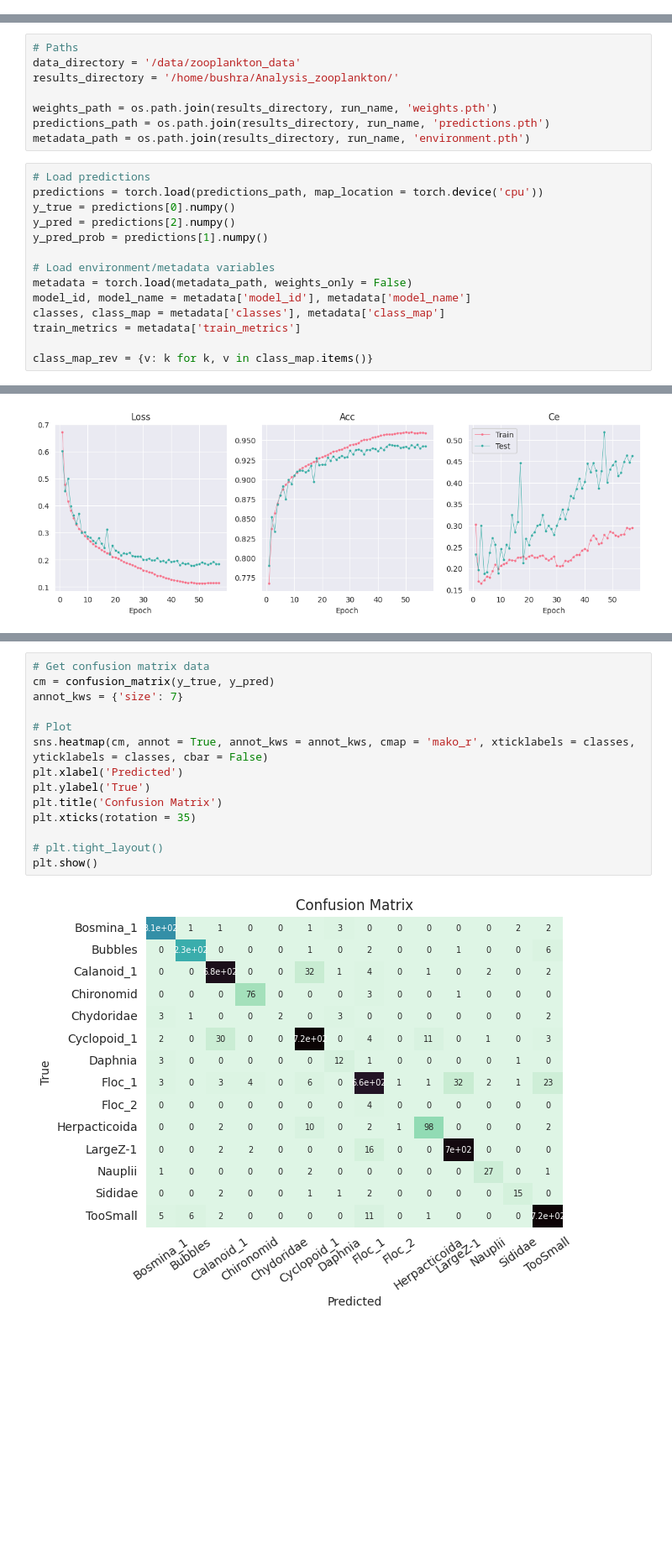
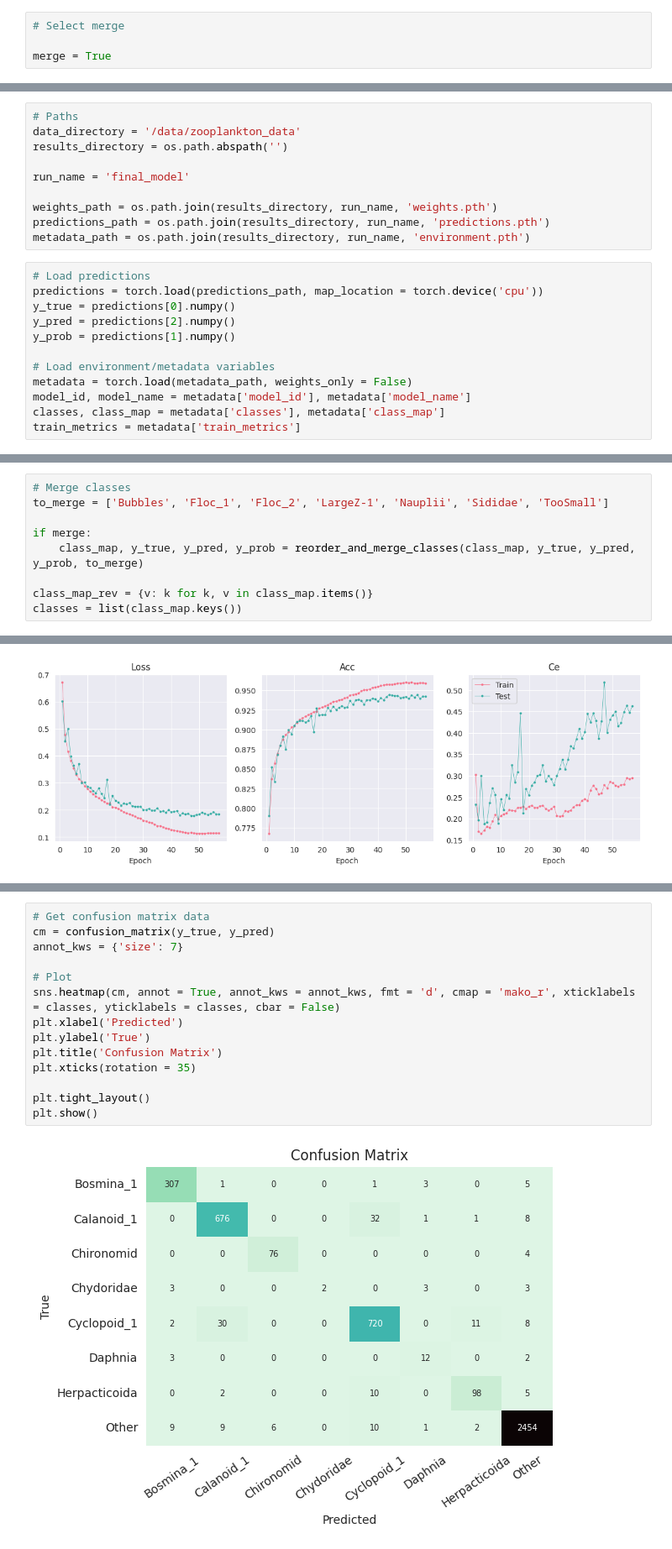
Before and after one commit to sofiar/Analysis_zooplankton, a Jupyter notebook: visualize_train_results.ipynb, the cells around one changed output, grey strips where cells are left out. Shown at 84% size. Cells and saved outputs as stored; diff of their text form; blank space fills up the shorter version.

Commit message:
combine results notebooks

```diff
--- a/visualize_train_results.ipynb
+++ b/visualize_train_results.ipynb
@@ -9 +19,5 @@ run_name = 'final_model'
+# %%
+# Select merge
+
+merge = True
 # %% [markdown]
@@ -25,7 +39,9 @@ from sklearn.preprocessing import label_binarize
 # %%
 # Paths
 data_directory = '/data/zooplankton_data'
-results_directory = '/home/bushra/Analysis_zooplankton/'
+results_directory = os.path.abspath('')
+
+run_name = 'final_model'
 
 weights_path = os.path.join(results_directory, run_name, 'weights.pth')
 predictions_path = os.path.join(results_directory, run_name, 'predictions.pth')
@@ -35,12 +51,10 @@ metadata_path = os.path.join(results_directory, run_name, 'environment.pth')
 predictions = torch.load(predictions_path, map_location = torch.device('cpu'))
 y_true = predictions[0].numpy()
 y_pred = predictions[2].numpy()
-y_pred_prob = predictions[1].numpy()
+y_prob = predictions[1].numpy()
 
 # Load environment/metadata variables
 metadata = torch.load(metadata_path, weights_only = False)
 model_id, model_name = metadata['model_id'], metadata['model_name']
 classes, class_map = metadata['classes'], metadata['class_map']
 train_metrics = metadata['train_metrics']
-
-class_map_rev = {v: k for k, v in class_map.items()}
@@ -46,0 +103,9 @@ class_map_rev = {v: k for k, v in class_map.items()}
+# %%
+# Merge classes
+to_merge = ['Bubbles', 'Floc_1', 'Floc_2', 'LargeZ-1', 'Nauplii', 'Sididae', 'TooSmall']
+
+if merge:
+    class_map, y_true, y_pred, y_prob = reorder_and_merge_classes(class_map, y_true, y_pred, y_prob, to_merge)
+
+class_map_rev = {v: k for k, v in class_map.items()}
+classes = list(class_map.keys())
@@ -118,19 +202,19 @@ Weighted F1: 0.9364
 # %%
 # Get confusion matrix data
 cm = confusion_matrix(y_true, y_pred)
 annot_kws = {'size': 7}
 
 # Plot
-sns.heatmap(cm, annot = True, annot_kws = annot_kws, cmap = 'mako_r', xticklabels = classes, yticklabels = classes, cbar = False)
+sns.heatmap(cm, annot = True, annot_kws = annot_kws, fmt = 'd', cmap = 'mako_r', xticklabels = classes, yticklabels = classes, cbar = False)
 plt.xlabel('Predicted')
 plt.ylabel('True')
 plt.title('Confusion Matrix')
 plt.xticks(rotation = 35)
 
-# plt.tight_layout()
+plt.tight_layout()
 plt.show()
 # %% [output]
-[figure, old version]
+[figure, new version]
 # %%
 # Get confusion matrix data
 cm_col_percent = cm / cm.sum(axis = 0, keepdims = True)
```
Also changed, not shown: parts of 24 cells of this notebook, 2 other files.
